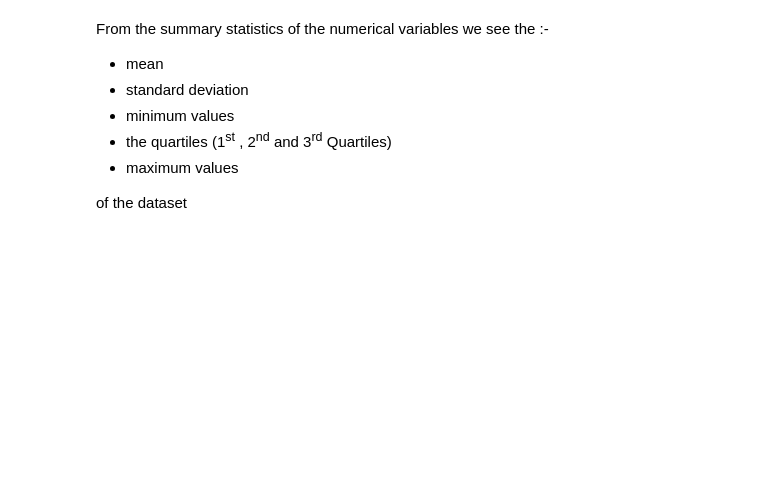
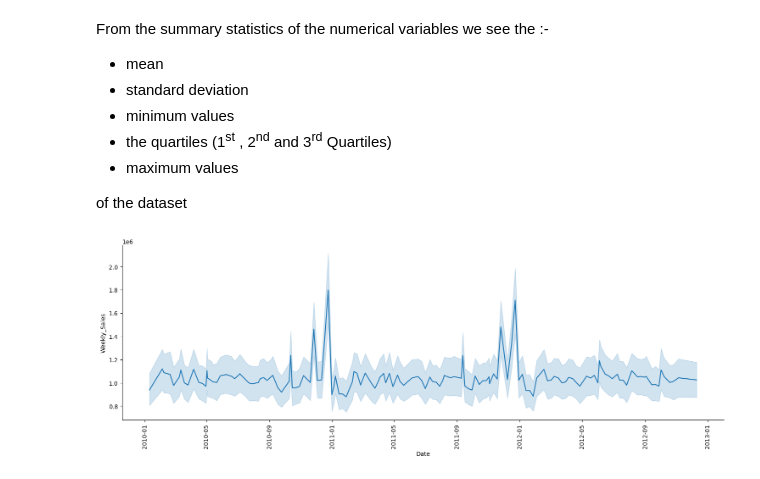
Before and after one commit to Mburu-Elvis/Retail_Sales_Analysis, a Jupyter notebook: retail_sales.ipynb, the cells around one changed output. Drawn from its saved outputs; the diff is of its cells as text; code cells hidden in the pictures; blank space fills up the shorter version.

Commit message:
parsed dates from strings to datetime object

```diff
--- a/retail_sales.ipynb
+++ b/retail_sales.ipynb
@@ -74,3 +74,7 @@ the data types for the column elements range from:-
 - integer
 - float
 - object
+# %%
+from datetime import datetime
+
+retail_sales['Date'] = pd.to_datetime(retail_sales['Date'])
@@ -100,3 +122,15 @@ From the summary statistics of the numerical variables we see the :-
 - maximum values
 
 of the dataset
+# %%
+g = sns.relplot(data=retail_sales, x='Date', y='Weekly_Sales', kind='line', height=5, aspect=3)
+
+ax = g.axes.flatten()[0]
+xticks = ax.get_xticks()
+xticklabels = ax.get_xticklabels()
+
+ax.set_xticklabels(xticklabels, rotation=90)
+ax.set_xticks(xticks)
+plt.show()
+# %% [output]
+[figure, added]
```
Also changed, not shown: parts of 1 cell of this notebook.
